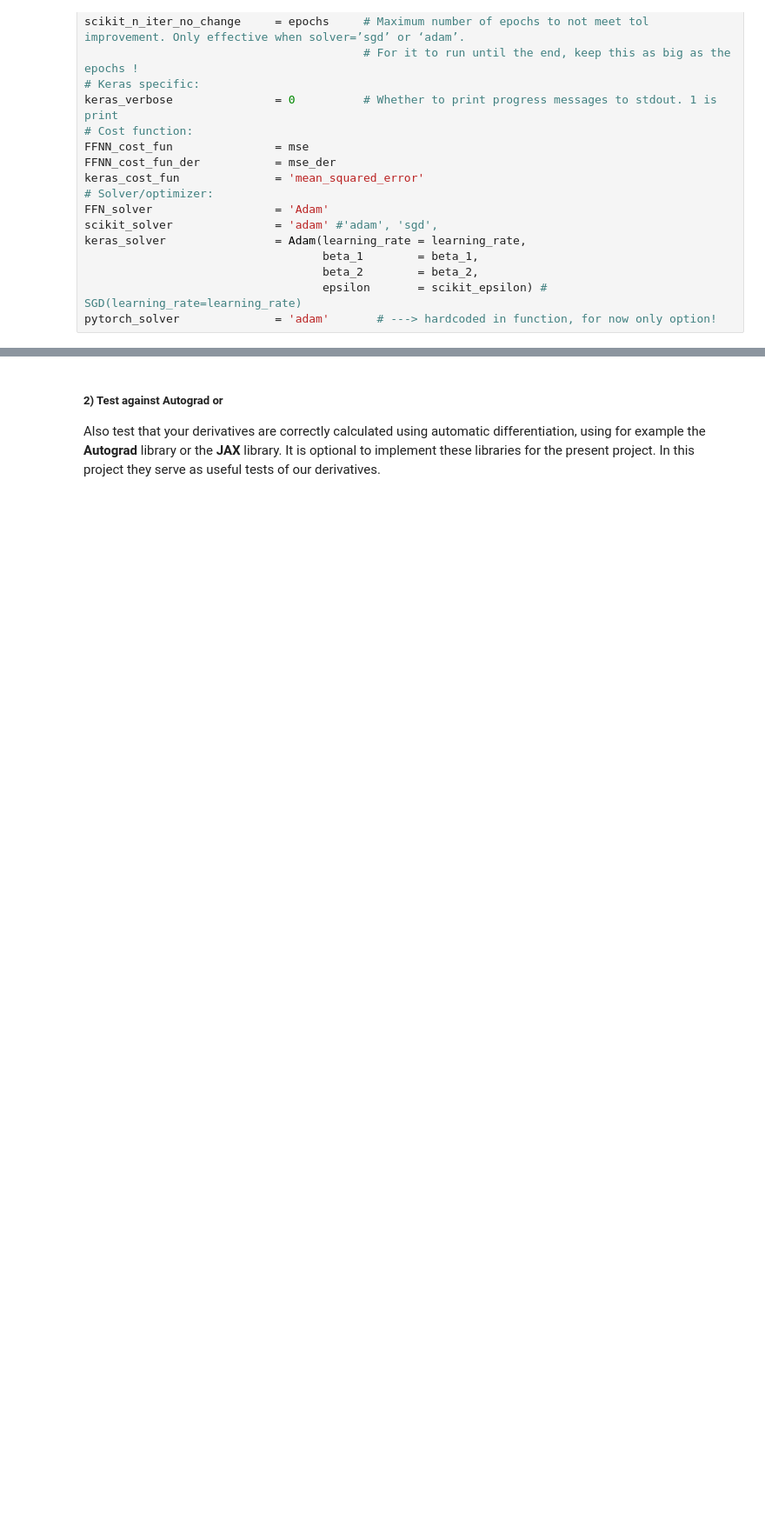
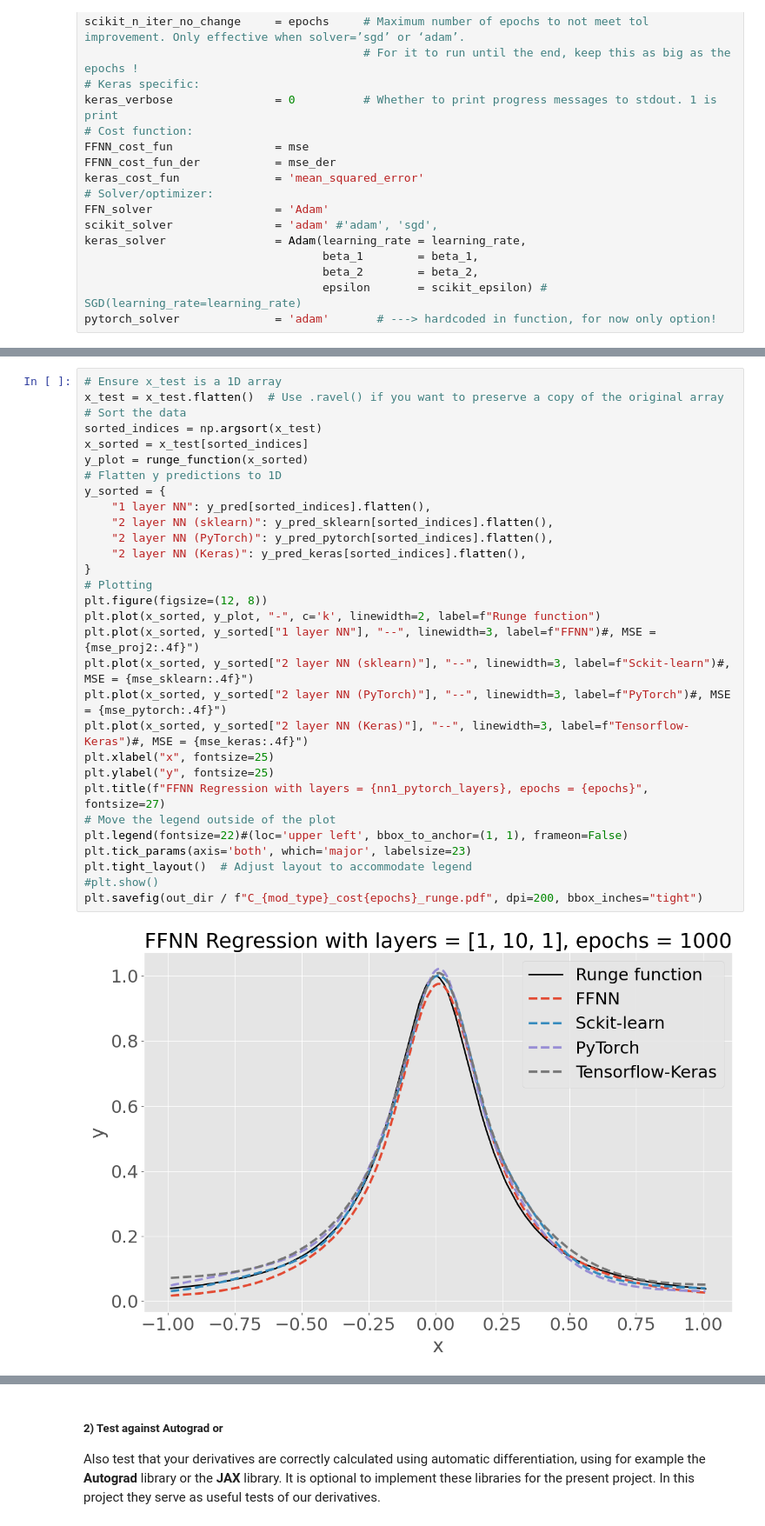
Before and after one commit to kjes4pres/Project_2_FYSSTK, a Jupyter notebook: Code/main/c.ipynb, the cells around one changed output, grey strips where cells are left out. Shown at 87% size. Drawn from its saved outputs; the diff is of its cells as text; blank space fills up the shorter version.

```diff
--- a/Code/main/c.ipynb
+++ b/Code/main/c.ipynb
@@ -599,0 +451,32 @@ plt.show()
+# %%
+# Ensure x_test is a 1D array
+x_test = x_test.flatten()  # Use .ravel() if you want to preserve a copy of the original array
+# Sort the data
+sorted_indices = np.argsort(x_test)
+x_sorted = x_test[sorted_indices]
+y_plot = runge_function(x_sorted)
+# Flatten y predictions to 1D
+y_sorted = {
+    "1 layer NN": y_pred[sorted_indices].flatten(),
+    "2 layer NN (sklearn)": y_pred_sklearn[sorted_indices].flatten(),
+    "2 layer NN (PyTorch)": y_pred_pytorch[sorted_indices].flatten(),
+    "2 layer NN (Keras)": y_pred_keras[sorted_indices].flatten(),
+}
+# Plotting
+plt.figure(figsize=(12, 8))
+plt.plot(x_sorted, y_plot, "-", c='k', linewidth=2, label=f"Runge function")
+plt.plot(x_sorted, y_sorted["1 layer NN"], "--", linewidth=3, label=f"FFNN")#, MSE = {mse_proj2:.4f}")
+plt.plot(x_sorted, y_sorted["2 layer NN (sklearn)"], "--", linewidth=3, label=f"Sckit-learn")#, MSE = {mse_sklearn:.4f}")
+plt.plot(x_sorted, y_sorted["2 layer NN (PyTorch)"], "--", linewidth=3, label=f"PyTorch")#, MSE = {mse_pytorch:.4f}")
+plt.plot(x_sorted, y_sorted["2 layer NN (Keras)"], "--", linewidth=3, label=f"Tensorflow-Keras")#, MSE = {mse_keras:.4f}")
+plt.xlabel("x", fontsize=25)
+plt.ylabel("y", fontsize=25)
+plt.title(f"FFNN Regression with layers = {nn1_pytorch_layers}, epochs = {epochs}", fontsize=27)
+# Move the legend outside of the plot
+plt.legend(fontsize=22)#(loc='upper left', bbox_to_anchor=(1, 1), frameon=False)
+plt.tick_params(axis='both', which='major', labelsize=23)
+plt.tight_layout()  # Adjust layout to accommodate legend
+#plt.show()
+plt.savefig(out_dir / f"C_{mod_type}_cost{epochs}_runge.pdf", dpi=200, bbox_inches="tight")
+# %% [output]
+[figure, added]
```
Also changed, not shown: parts of 43 cells of this notebook, 8 other files.
